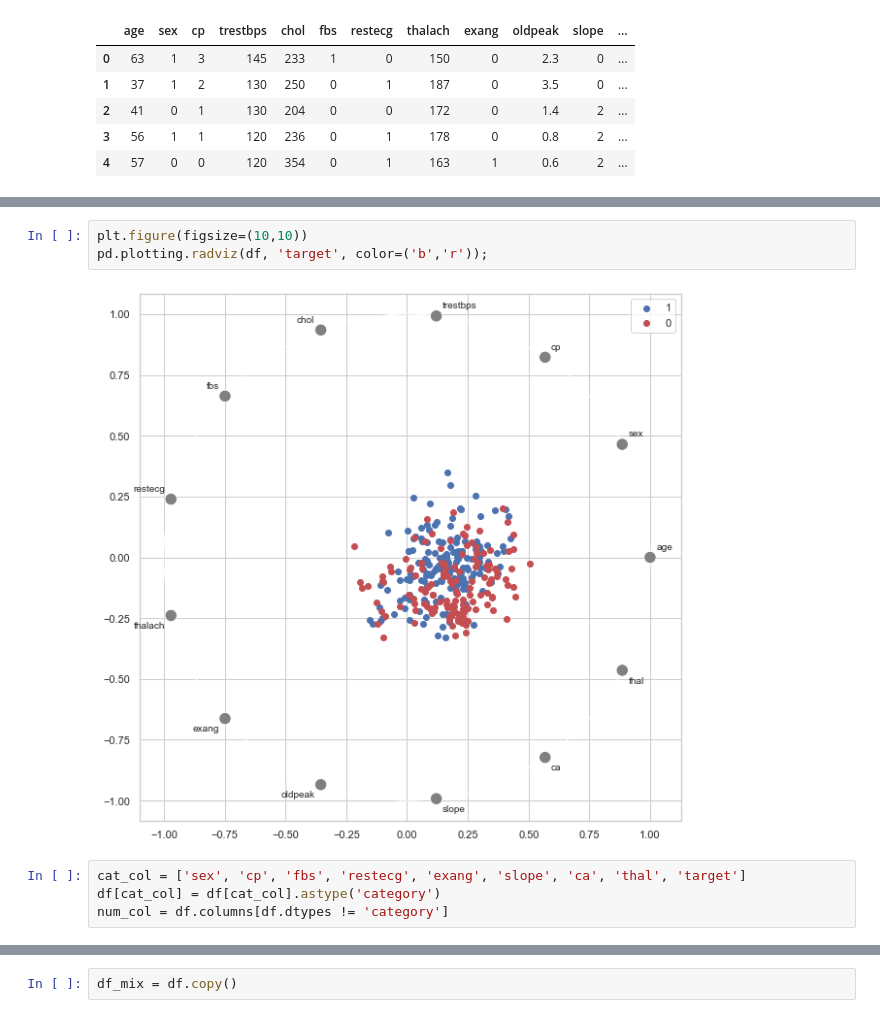
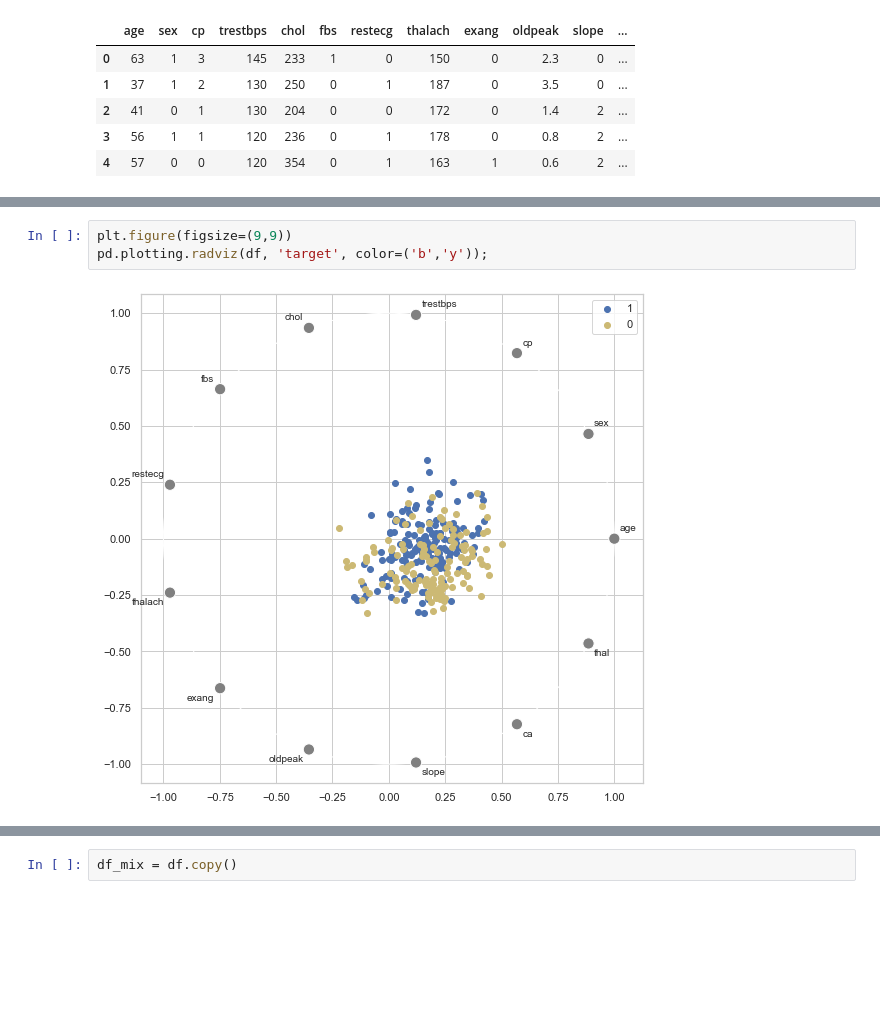
Before and after one commit to wincenzo/regressor, a Jupyter notebook: Regression_Class.ipynb, the cells around one changed output, grey strips where cells are left out. Drawn from its saved outputs; the diff is of its cells as text; blank space fills up the shorter version.

```diff
--- a/Regression_Class.ipynb
+++ b/Regression_Class.ipynb
@@ -38,9 +41,5 @@ df.hist(figsize=(13,10), bins=15);
 # %%
-plt.figure(figsize=(10,10))
-pd.plotting.radviz(df, 'target', color=('b','r'));
+plt.figure(figsize=(9,9))
+pd.plotting.radviz(df, 'target', color=('b','y'));
 # %% [output]
-[figure, old version]
+[figure, new version]
-# %%
-cat_col = ['sex', 'cp', 'fbs', 'restecg', 'exang', 'slope', 'ca', 'thal', 'target']
-df[cat_col] = df[cat_col].astype('category')
-num_col = df.columns[df.dtypes != 'category']
```
Also changed, not shown: parts of 41 cells of this notebook, 2 other files.
